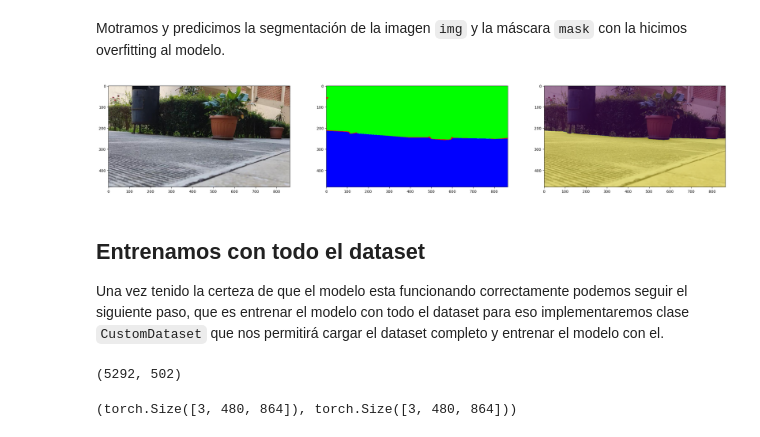
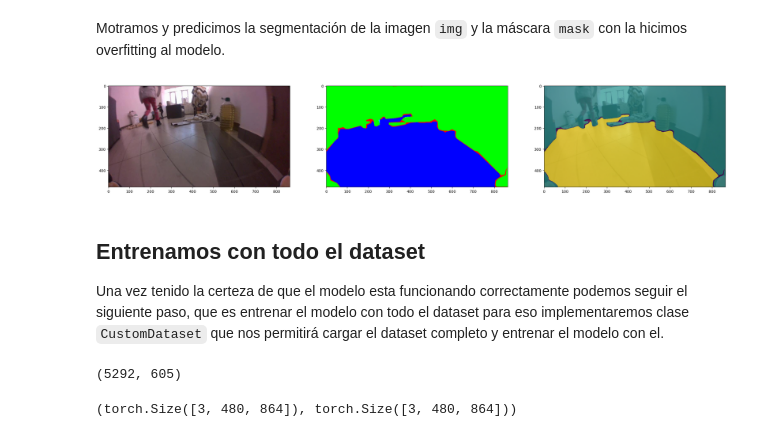
Before and after one commit to marcanii/Proyecto-SIS330, a Jupyter notebook: source/U-Net/02_UNet.ipynb, the cells around one changed output. Cells and saved outputs as stored; diff of their text form; code cells hidden in the pictures.

```diff
--- a/source/U-Net/02_UNet.ipynb
+++ b/source/U-Net/02_UNet.ipynb
@@ -15,11 +15,11 @@ from pathlib import Path
 from PIL import Image
 import numpy as np
 
-path = Path('./Dataset/Proyecto-SIS330.v12i.coco-segmentation') # Path del dataset
+path = Path('./Dataset/Proyecto-SIS330.v13i.coco-segmentation') # Path del dataset
 images_train = [path/'train'/i for i in os.listdir(path/'train')] # path de las imagenes de entrenamiento
 mascaras_train = [path/'trainmasks'/i for i in os.listdir(path/'trainmasks')] # path de las mascaras de entrenamiento
-images_test = [path/'valid'/i for i in os.listdir(path/'valid')] # path de las imagenes de test
-mascaras_test = [path/'validmasks'/i for i in os.listdir(path/'validmasks')] # path de las mascaras de test
+images_test = [path/'test'/i for i in os.listdir(path/'test')] # path de las imagenes de test
+mascaras_test = [path/'testmasks'/i for i in os.listdir(path/'testmasks')] # path de las mascaras de test
 # %% [markdown]
 La función `cargar_imagenes_y_mascaras` carga las imágenes y las máscaras de la carpeta `data` y las devuelve en forma de `numpy array`. Esto con el fin de hacer algo más después, hiremos viendo el por qué.
 # %%
@@ -76,12 +76,12 @@ import random
 #idx = random.randint(0, len(imgs)-1)
 #print(idx)
 fig, (ax1, ax2, ax3) = plt.subplots(1, 3, figsize=(30,10))
-ix = 99
+ix = 353
 img = imgs[ix]
 mask = masks[ix]
 ax1.imshow(img)
 ax2.imshow(mask)
 ax3.imshow(img)
-ax3.imshow(mask, alpha=0.9)
+ax3.imshow(mask, alpha=0.7)
 plt.show()
 # %% [output]
@@ -311,18 +311,18 @@ Motramos y predicimos la segmentación de la imagen `img` y la máscara `mask` c
 # %%
 model.eval()
 with torch.no_grad():
     img_tensor.float()
     output = model(img_tensor.to(device).float())[0]
     pred_mask = torch.argmax(output, axis=0) #type: ignore
 
 fig, (ax1, ax2, ax3) = plt.subplots(1, 3, figsize=(30,10))
 ax1.imshow(img)
 ax2.imshow(mask)
 ax3.imshow(img)
-ax3.imshow(pred_mask.squeeze().cpu().numpy(), alpha=0.5)
+ax3.imshow(pred_mask.squeeze().cpu().numpy(), alpha=0.7)
 plt.show()
 # %% [output]
-[figure, old version]
+[figure, new version]
 # %% [markdown]
 ## Entrenamos con todo el dataset
 
@@ -372,7 +372,7 @@ dataset = {
 # verificamos el tamaño del dataset
 len(dataset['train']), len(dataset['test'])
 # %% [output]
-(5292, 502)
+(5292, 605)
 # %%
 # vemos la dimensiones de la imagenes y mascaras del dataset
 dataset['train'][0][0].shape, dataset['train'][0][1].shape
```
Also changed, not shown: parts of 11 cells of this notebook, 2 other files.
